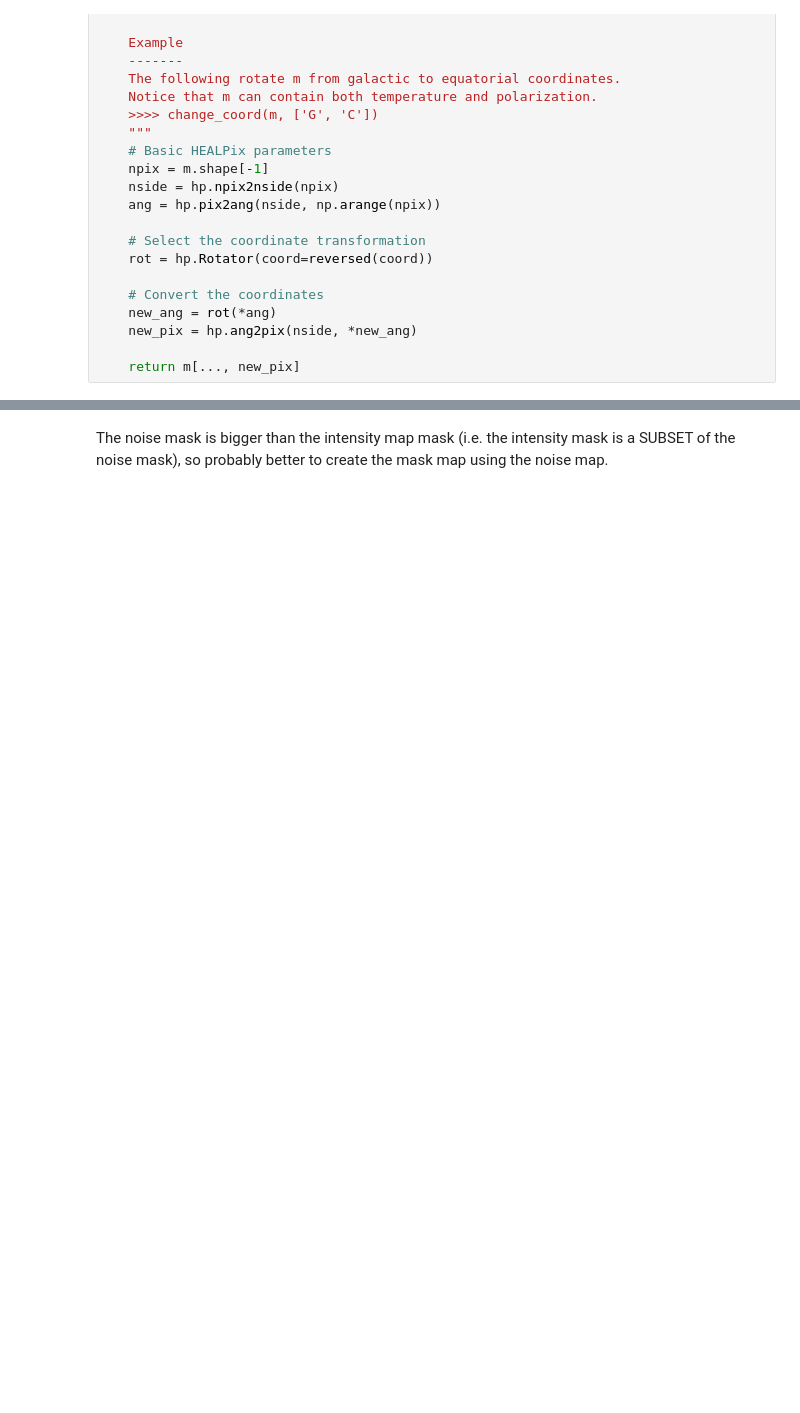
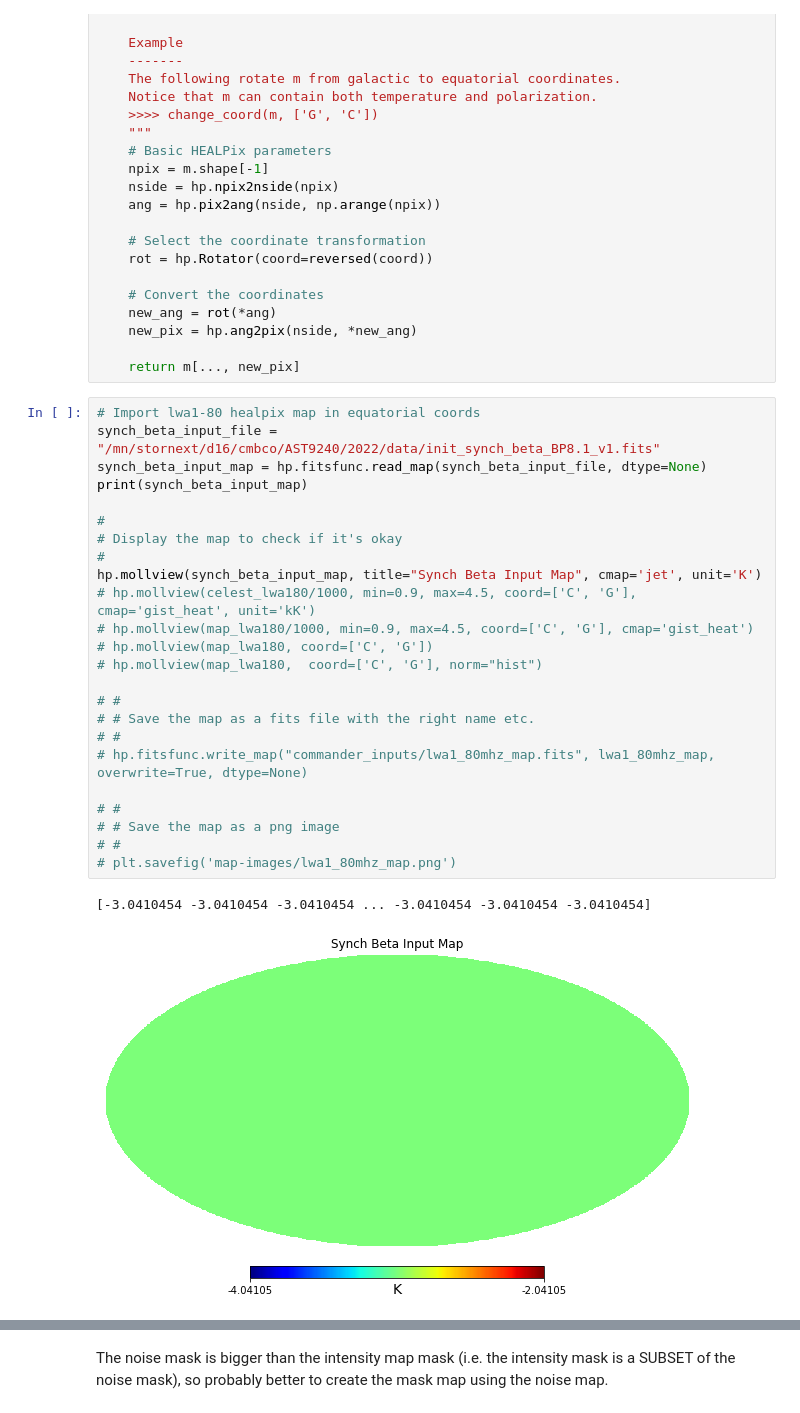
Before and after one commit to inthaider/cosmoglobe_synch_project, a Jupyter notebook: code/lwa1-map.ipynb, the cells around one changed output, grey strips where cells are left out. Saved outputs shown, nothing was run; the diff lists cells and outputs as text; blank space fills up the shorter version.

```diff
--- a/code/lwa1-map.ipynb
+++ b/code/lwa1-map.ipynb
@@ -65,4 +99,31 @@ def change_coord(m, coord):
     new_pix = hp.ang2pix(nside, *new_ang)
 
     return m[..., new_pix]
+# %%
+# Import lwa1-80 healpix map in equatorial coords
+synch_beta_input_file = "/mn/stornext/d16/cmbco/AST9240/2022/data/init_synch_beta_BP8.1_v1.fits"
+synch_beta_input_map = hp.fitsfunc.read_map(synch_beta_input_file, dtype=None)
+print(synch_beta_input_map)
+
+#
+# Display the map to check if it's okay
+#
+hp.mollview(synch_beta_input_map, title="Synch Beta Input Map", cmap='jet', unit='K')
+# hp.mollview(celest_lwa180/1000, min=0.9, max=4.5, coord=['C', 'G'], cmap='gist_heat', unit='kK')
+# hp.mollview(map_lwa180/1000, min=0.9, max=4.5, coord=['C', 'G'], cmap='gist_heat')
+# hp.mollview(map_lwa180, coord=['C', 'G'])
+# hp.mollview(map_lwa180,  coord=['C', 'G'], norm="hist")
+
+# #
+# # Save the map as a fits file with the right name etc.
+# #
+# hp.fitsfunc.write_map("commander_inputs/lwa1_80mhz_map.fits", lwa1_80mhz_map, overwrite=True, dtype=None)
+
+# #
+# # Save the map as a png image
+# #
+# plt.savefig('map-images/lwa1_80mhz_map.png')
+# %% [output]
+[-3.0410454 -3.0410454 -3.0410454 ... -3.0410454 -3.0410454 -3.0410454]
+[figure, added]
 # %%
```
Also changed, not shown: parts of 16 cells of this notebook, 10 other files.
